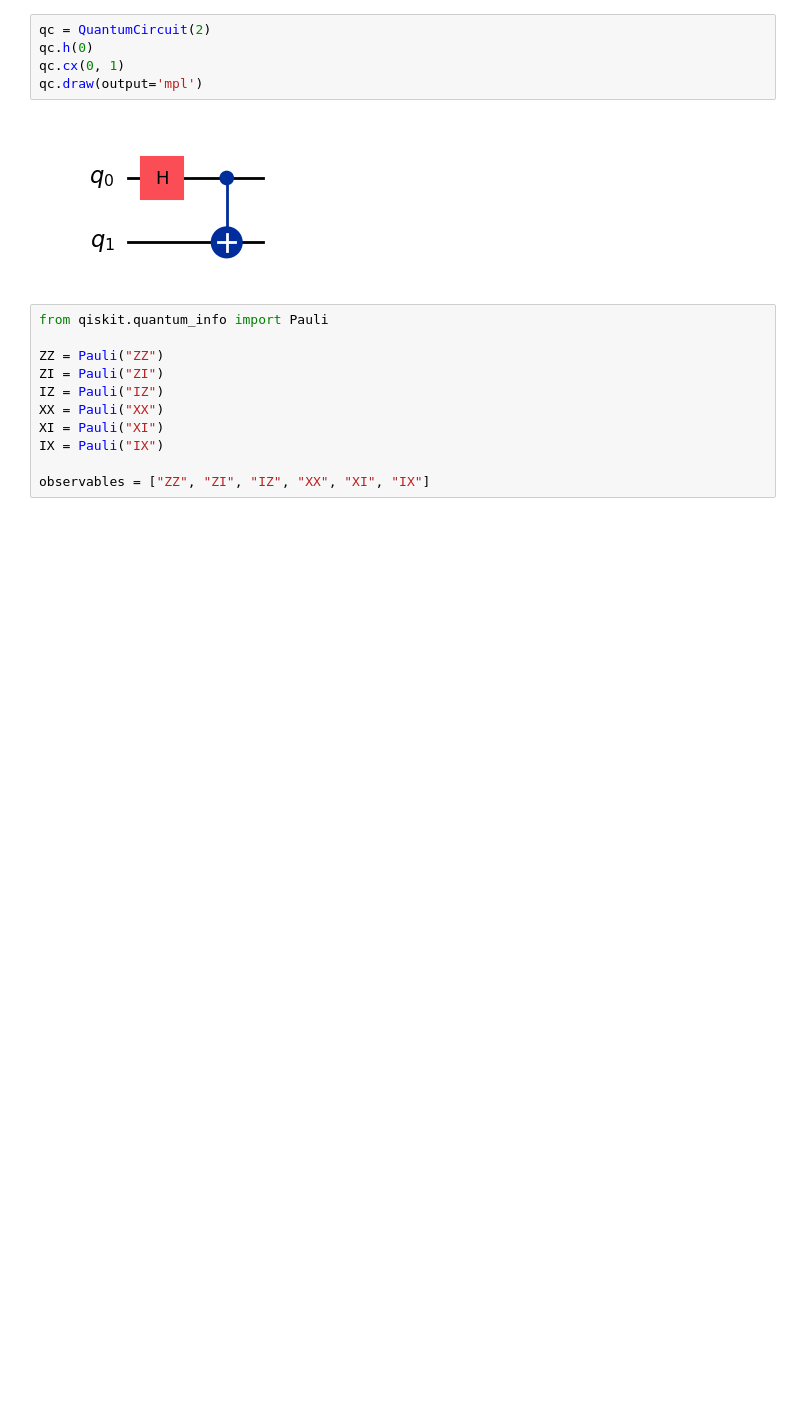
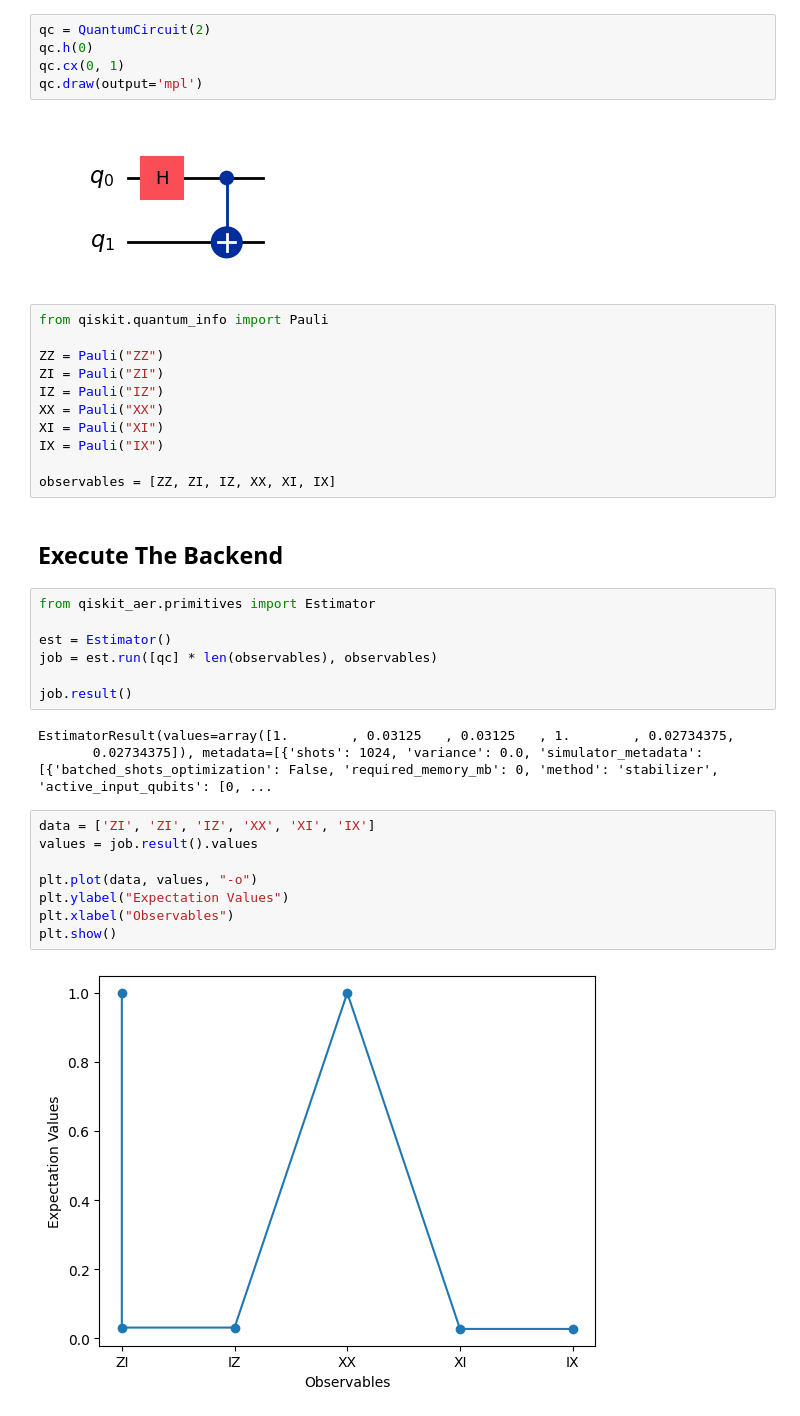
Before and after one commit to bills1912/quantum-computing-ml, a Jupyter notebook: Quantum Computing - Hello World.ipynb, the cells around one changed output. Cells and saved outputs as stored; diff of their text form; blank space fills up the shorter version.

Commit message:
Create n-qubit processing on problem in quantum computing

```diff
--- a/Quantum Computing - Hello World.ipynb
+++ b/Quantum Computing - Hello World.ipynb
@@ -28,4 +33,26 @@ XX = Pauli("XX")
 XI = Pauli("XI")
 IX = Pauli("IX")
 
-observables = ["ZZ", "ZI", "IZ", "XX", "XI", "IX"]
+observables = [ZZ, ZI, IZ, XX, XI, IX]
+# %% [markdown]
+## Execute The Backend
+# %%
+from qiskit_aer.primitives import Estimator
+
+est = Estimator()
+job = est.run([qc] * len(observables), observables)
+
+job.result()
+# %% [output]
+EstimatorResult(values=array([1.        , 0.03125   , 0.03125   , 1.        , 0.02734375,
+       0.02734375]), metadata=[{'shots': 1024, 'variance': 0.0, 'simulator_metadata': [{'batched_shots_optimization': False, 'required_memory_mb': 0, 'method': 'stabilizer', 'active_input_qubits': [0, ...
+# %%
+data = ['ZI', 'ZI', 'IZ', 'XX', 'XI', 'IX']
+values = job.result().values
+
+plt.plot(data, values, "-o")
+plt.ylabel("Expectation Values")
+plt.xlabel("Observables")
+plt.show()
+# %% [output]
+[figure, added]
```
Also changed, not shown: parts of 10 cells of this notebook.
